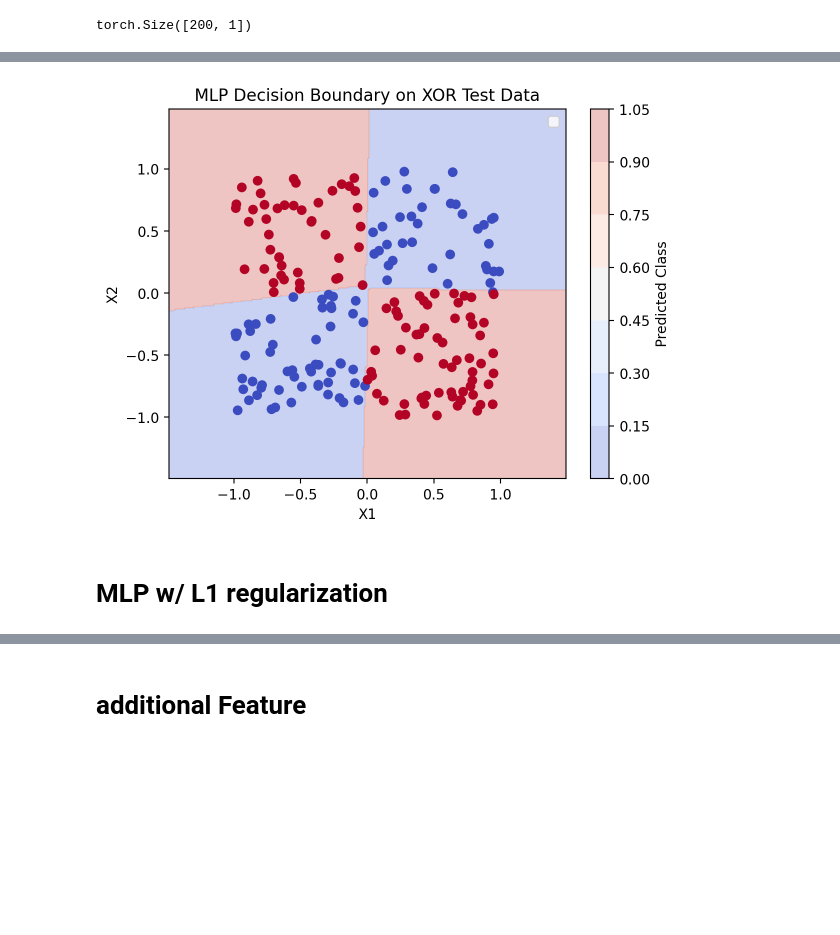
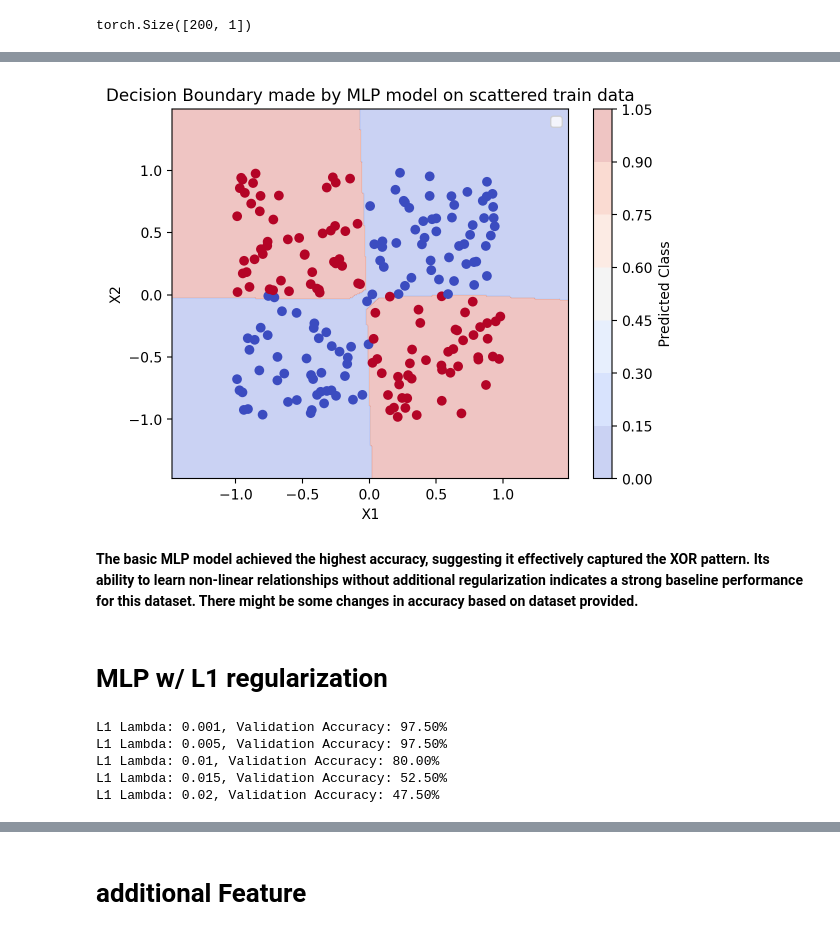
Before and after one commit to Vanshrichardiya/Vanshri, a Jupyter notebook: Task_2_MLP.ipynb, the cells around one changed output, grey strips where cells are left out. Cells and saved outputs as stored; diff of their text form; code cells hidden in the pictures; blank space fills up the shorter version.

```diff
--- a/Task_2_MLP.ipynb
+++ b/Task_2_MLP.ipynb
@@ -83,6 +84,6 @@ for i in range(1,epochs+1):
     opt.zero_grad()
     loss.backward()
     opt.step()
-    if i%10==0:
+    if i%100==0:
         print("Epochs",i,"Loss: ", loss)
 # %% [output]
@@ -120,26 +104,26 @@ Test Accuracy: 99.50%
 # %%
 x_min, x_max = X_test[:, 0].min() - 0.5, X_test[:, 0].max() + 0.5
 y_min, y_max = X_test[:, 1].min() - 0.5, X_test[:, 1].max() + 0.5
 xx, yy = np.meshgrid(np.arange(x_min, x_max, 0.01), np.arange(y_min, y_max, 0.01))
 
-# Predict class labels for all points in the meshgrid
 grid_data = np.c_[xx.ravel(), yy.ravel()]
 grid_data_t = torch.tensor(grid_data, dtype=torch.float32)
 with torch.no_grad():
     Z = model(grid_data_t)
     Z = Z.round().numpy().reshape(xx.shape)
 
-# Plot decision surface
 plt.contourf(xx, yy, Z, alpha=0.3, cmap='coolwarm')
 plt.colorbar(label='Predicted Class')
 plt.scatter(X_train[:, 0], X_train[:, 1], c=Y_train, cmap='coolwarm')
 plt.xlabel("X1")
 plt.ylabel("X2")
-plt.title("MLP Decision Boundary on XOR Test Data")
+plt.title("Decision Boundary made by MLP model on scattered train data")
 plt.legend()
 plt.show()
 # %% [output]
-[figure, old version]
+[figure, new version]
+# %% [markdown]
+**The basic MLP model achieved the highest accuracy, suggesting it effectively captured the XOR pattern. Its ability to learn non-linear relationships without additional regularization indicates a strong baseline performance for this dataset. There might be some changes in accuracy based on dataset provided.**
 # %% [markdown]
 # **MLP w/ L1 regularization**
 # %%
@@ -153,0 +145,31 @@ Y_train_t = Y_train_t[:160]
+# %%
+for lambda_l1 in l1_values:
+    model = MLP()
+    criterion = nn.BCELoss()  # Loss function
+    optimizer = optim.Adam(model.parameters(), lr=0.01)
+
+    for epoch in range(1, epochs + 1):
+        model.train()
+        output = model(X_train_t)
+        loss = criterion(output, Y_train_t) + l1_reg(model, lambda_l1)
+        optimizer.zero_grad()
+        loss.backward()
+        optimizer.step()
+
+    model.eval()
+    with torch.no_grad():
+        val_output = model(X_val_t)
+        val_pred = val_output.round()
+        val_accuracy = (val_pred.eq(Y_val_t).sum() / float(Y_val_t.shape[0])).item() * 100
+        val_accs.append(val_accuracy)
+        print(f'L1 Lambda: {lambda_l1}, Validation Accuracy: {val_accuracy:.2f}%')
+
+        if val_accuracy > best_val_accuracy:
+            best_val_accuracy = val_accuracy
+            best_lambda_l1 = lambda_l1
+# %% [output]
+L1 Lambda: 0.001, Validation Accuracy: 97.50%
+L1 Lambda: 0.005, Validation Accuracy: 97.50%
+L1 Lambda: 0.01, Validation Accuracy: 80.00%
+L1 Lambda: 0.015, Validation Accuracy: 52.50%
+L1 Lambda: 0.02, Validation Accuracy: 47.50%
```
Also changed, not shown: parts of 31 cells of this notebook.
